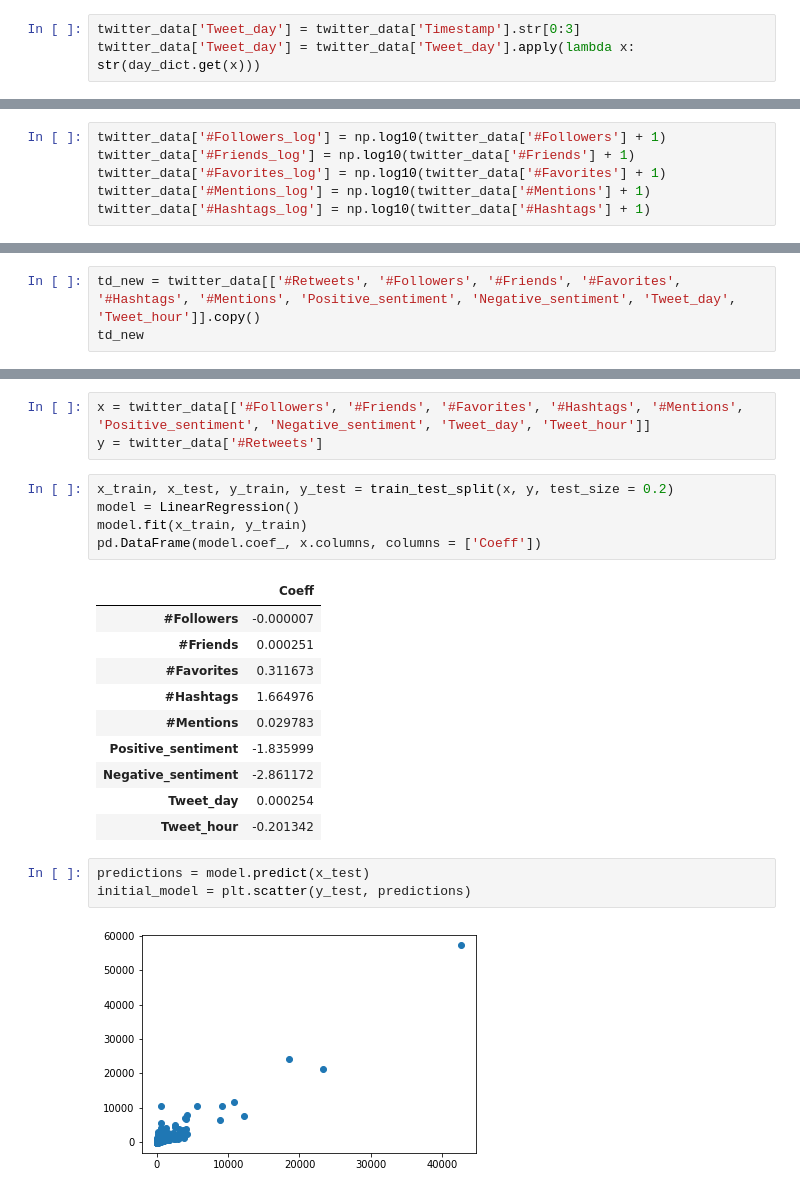
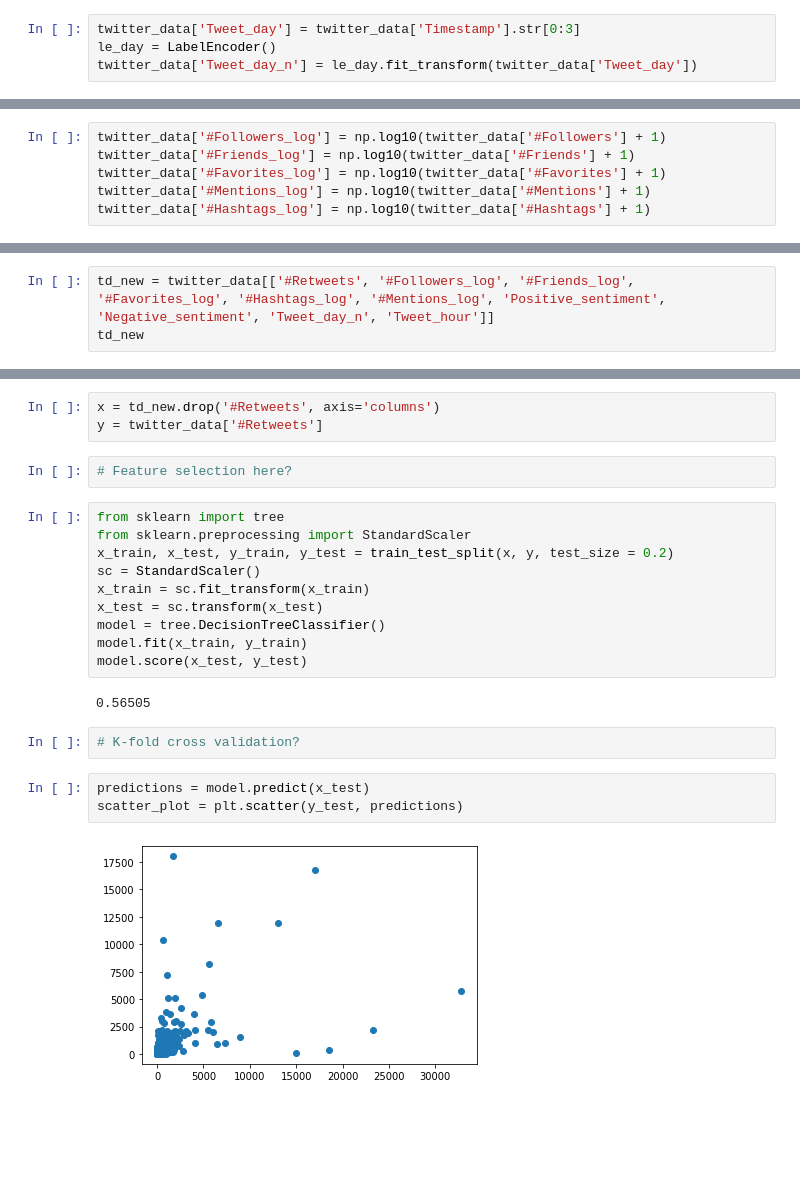
Before and after one commit to ehager77/intro_to_ai, a Jupyter notebook: hw_2/intro_to_ai_hw2_ehager.ipynb, the cells around one changed output, grey strips where cells are left out. Drawn from its saved outputs; the diff is of its cells as text; blank space fills up the shorter version.

```diff
--- a/hw_2/intro_to_ai_hw2_ehager.ipynb
+++ b/hw_2/intro_to_ai_hw2_ehager.ipynb
@@ -30,6 +25,7 @@ twitter_data = twitter_data.drop(columns=['Sentiment', 'Entities'])
 # %%
 twitter_data['Tweet_day'] = twitter_data['Timestamp'].str[0:3]
-twitter_data['Tweet_day'] = twitter_data['Tweet_day'].apply(lambda x: str(day_dict.get(x)))
+le_day = LabelEncoder()
+twitter_data['Tweet_day_n'] = le_day.fit_transform(twitter_data['Tweet_day'])
 # %%
 twitter_data['Tweet_hour'] = twitter_data['Timestamp'].str[10:13].astype(int)
 # %%
@@ -96,6 +96,6 @@ print('Skew coefficient: ', twitter_data['#Hashtags_log'].skew())
 Skew coefficient:  2.1402405394868054
 [figure]
 # %%
-td_new = twitter_data[['#Retweets', '#Followers', '#Friends', '#Favorites', '#Hashtags', '#Mentions', 'Positive_sentiment', 'Negative_sentiment', 'Tweet_day', 'Tweet_hour']].copy()
+td_new = twitter_data[['#Retweets', '#Followers_log', '#Friends_log', '#Favorites_log', '#Hashtags_log', '#Mentions_log', 'Positive_sentiment', 'Negative_sentiment', 'Tweet_day_n', 'Tweet_hour']]
 td_new
 # %% [output]
@@ -122,24 +122,24 @@ plt.show()
-# %%
-x = twitter_data[['#Followers', '#Friends', '#Favorites', '#Hashtags', '#Mentions', 'Positive_sentiment', 'Negative_sentiment', 'Tweet_day', 'Tweet_hour']]
-y = twitter_data['#Retweets']
+# %%
+x = td_new.drop('#Retweets', axis='columns')
+y = twitter_data['#Retweets']
+# %%
+# Feature selection here?
 # %%
+from sklearn import tree
+from sklearn.preprocessing import StandardScaler
 x_train, x_test, y_train, y_test = train_test_split(x, y, test_size = 0.2)
-model = LinearRegression()
+sc = StandardScaler()
+x_train = sc.fit_transform(x_train)
+x_test = sc.transform(x_test)
+model = tree.DecisionTreeClassifier()
 model.fit(x_train, y_train)
-pd.DataFrame(model.coef_, x.columns, columns = ['Coeff'])
+model.score(x_test, y_test)
 # %% [output]
-|  | Coeff |
-| #Followers | -0.000007 |
-| #Friends | 0.000251 |
-| #Favorites | 0.311673 |
-| #Hashtags | 1.664976 |
-| #Mentions | 0.029783 |
-| Positive_sentiment | -1.835999 |
-| Negative_sentiment | -2.861172 |
-| Tweet_day | 0.000254 |
-| Tweet_hour | -0.201342 |
+0.56505
+# %%
+# K-fold cross validation?
 # %%
 predictions = model.predict(x_test)
-initial_model = plt.scatter(y_test, predictions)
+scatter_plot = plt.scatter(y_test, predictions)
 # %% [output]
-[figure, old version]
+[figure, new version]
```
Also changed, not shown: parts of 12 cells of this notebook.
